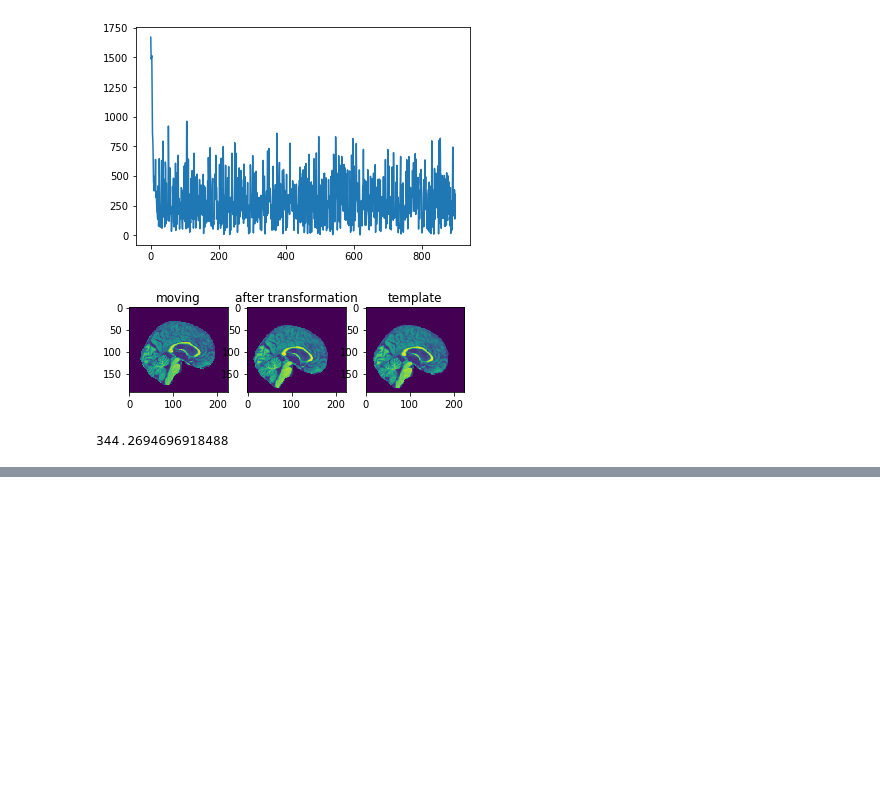
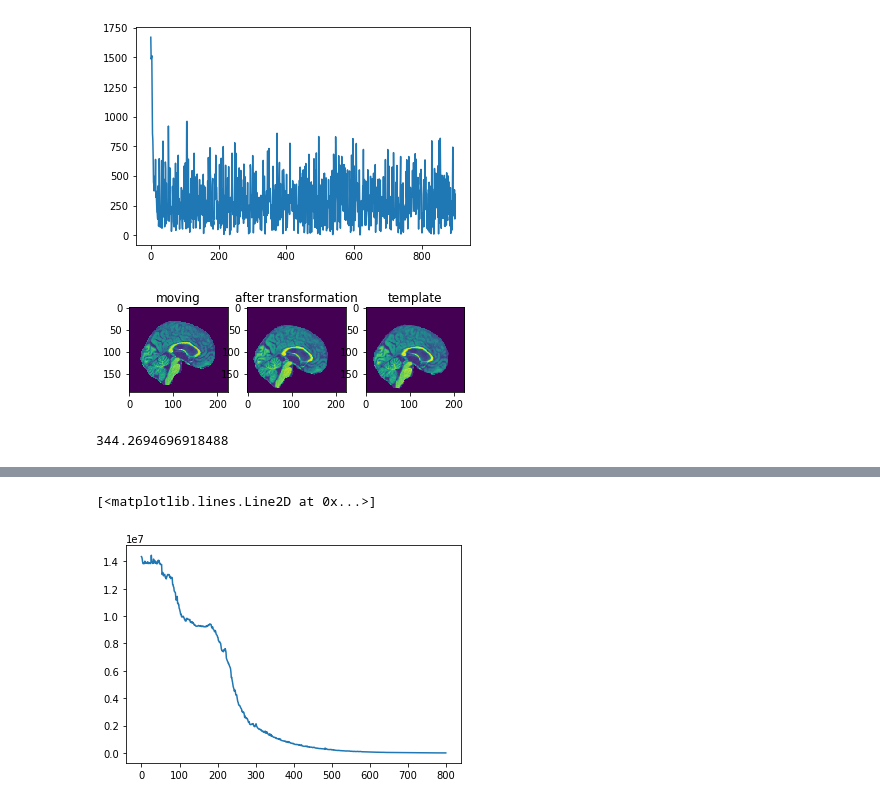
Before and after one commit to YuanHao97/Affine-Transform-Registration, a Jupyter notebook: pytorch 2D SGD.ipynb, the cells around one changed output, grey strips where cells are left out. Drawn from its saved outputs; the diff is of its cells as text; code cells hidden in the pictures; blank space fills up the shorter version.

```diff
--- a/pytorch 2D SGD.ipynb
+++ b/pytorch 2D SGD.ipynb
@@ -216,0 +254,29 @@ losses[-1]
+# %%
+transformMatrix = V(t.Tensor([[0.9, -0.0, -0.0],[0.0, 0.9, -0.0],[0.0, 0.0, 1.0]]).double(),True)
+mov=plt.imread('hand.jpg')
+xsize,ysize=mov.shape
+mov=V(t.tensor(mov).double(),True)
+template=affine_transform(mov,transformMatrix)
+rate=0.01
+step=1e-9
+iter=800
+mat=V(t.tensor([[1.0,0.0,0.0],[0.0,1.0,0],[0.0,0.0,1.0]]).double(),True)
+losses=[]
+n=0.9
+grad=t.zeros(mat.shape).double()
+for i in range(iter):
+    tmplt=affine_transform(mov,mat)
+    err=template-tmplt
+    loss=t.sum(err[randxy(mov,rate)==1]**2)
+    loss.backward(retain_graph=True)
+    losses.append(np.sum((tmplt.detach().numpy()-template.detach().numpy())**2))
+    with t.no_grad():
+#         mat[:2,:2]-=step*mat.grad[:2,:2]
+#         mat[:2,2]-=step*mat.grad[:2,2]
+        mat-=step*(mat.grad*(1-n)+n*grad)
+        grad=mat.grad
+        mat.grad.zero_()
+plt.plot(np.arange(iter), losses)
+# %% [output]
+[<matplotlib.lines.Line2D at 0x...>]
+[figure, added]
```
Also changed, not shown: parts of 6 cells of this notebook, 5 other files.
